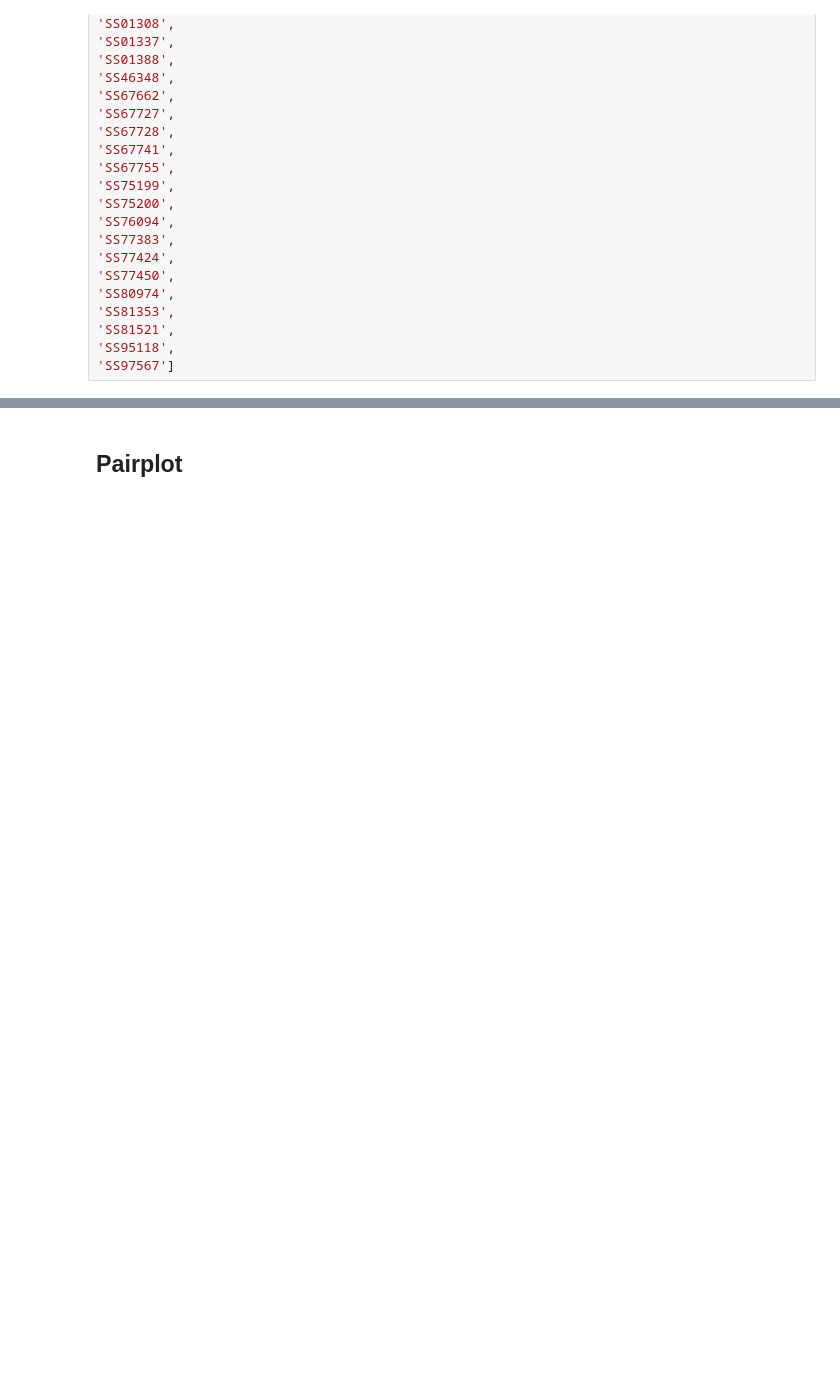
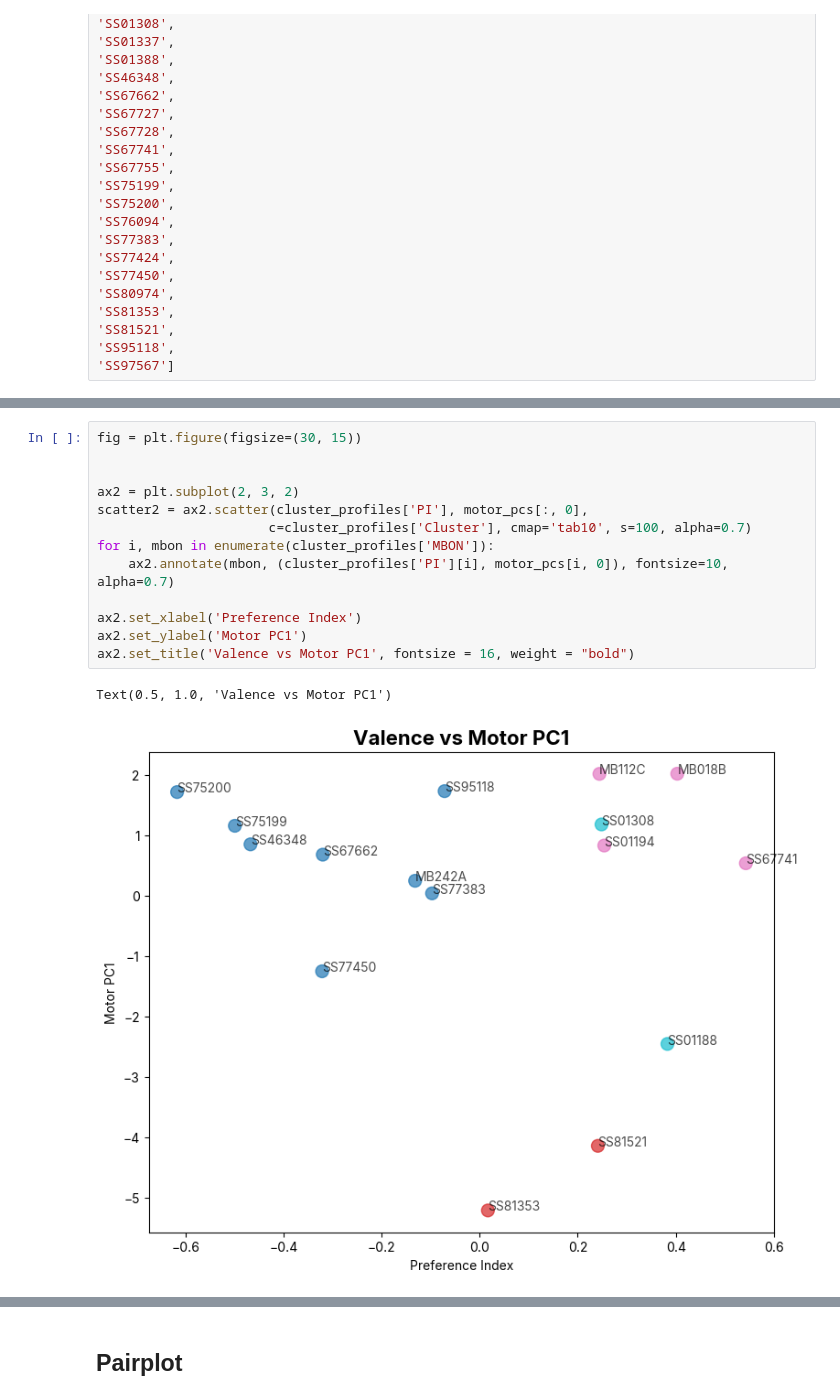
Before and after one commit to lnicole08/OSAR-Nicole-version, a Jupyter notebook: Falling-OSAR Clusteringrelated.ipynb, the cells around one changed output, grey strips where cells are left out. Cells and saved outputs as stored; diff of their text form; blank space fills up the shorter version.

```diff
--- a/Falling-OSAR Clusteringrelated.ipynb
+++ b/Falling-OSAR Clusteringrelated.ipynb
@@ -368,0 +655,16 @@ elif mode == "all":
+# %%
+fig = plt.figure(figsize=(30, 15))
+
+
+ax2 = plt.subplot(2, 3, 2)
+scatter2 = ax2.scatter(cluster_profiles['PI'], motor_pcs[:, 0],
+                      c=cluster_profiles['Cluster'], cmap='tab10', s=100, alpha=0.7)
+for i, mbon in enumerate(cluster_profiles['MBON']):
+    ax2.annotate(mbon, (cluster_profiles['PI'][i], motor_pcs[i, 0]), fontsize=10, alpha=0.7)
+
+ax2.set_xlabel('Preference Index')
+ax2.set_ylabel('Motor PC1')
+ax2.set_title('Valence vs Motor PC1', fontsize = 16, weight = "bold")
+# %% [output]
+Text(0.5, 1.0, 'Valence vs Motor PC1')
+[figure, added]
```
Also changed, not shown: parts of 30 cells of this notebook, 3 other files.
